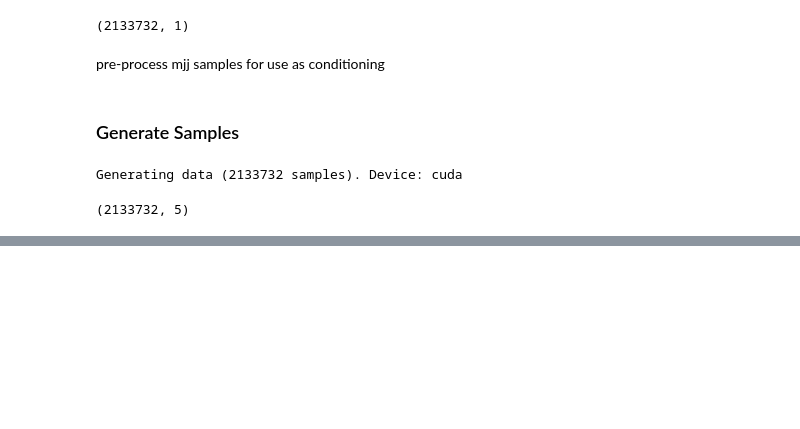
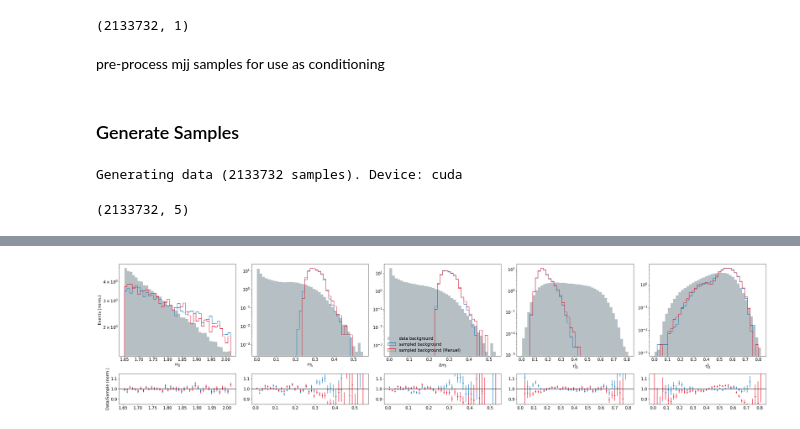
Before and after one commit to ewencedr/particle_fm, a Jupyter notebook: notebooks/40_generative_challenge.ipynb, the cells around one changed output, grey strips where cells are left out. Drawn from its saved outputs; the diff is of its cells as text; code cells hidden in the pictures; blank space fills up the shorter version.

```diff
--- a/notebooks/40_generative_challenge.ipynb
+++ b/notebooks/40_generative_challenge.ipynb
@@ -293,0 +391,56 @@ for i in range(5):
+# %%
+# comparing samples to inner background (idealized sanity check)
+label_map = {
+    "0": r"$m_{jj}$",
+    "1": r"$m_{J_1}$",
+    "2": r"$\Delta m_J$",
+    "3": r"$\tau_{41}^{J_1}$",
+    "4": r"$\tau_{41}^{J_2}$",
+}
+fig, ax = plt.subplots(2, 5, figsize=(35, 8), gridspec_kw={"height_ratios": [3, 1]})
+for i in range(5):
+    hist_data = ax[0,i].hist(innerdata_test[:,i],
+                             bins=40, label="data background",
+                             density=True, histtype="stepfilled")
+    binning = hist_data[1]
+    next(ax[0,i]._get_lines.prop_cycler)
+    hist_samples = ax[0,i].hist(selected_samples[:, i],
+                 bins=binning, label="sampled background",
+                 density=True, histtype="step")
+    hist_samples_comparison = ax[0,i].hist(selected_samples_comparison[:, i],
+                 bins=binning, label="sampled background (Manuel)",
+                 density=True, histtype="step")
+    #data_hist = hist_data[0]
+    #sample_hist = hist_samples[0]
+    data_hist = np.histogram(innerdata_test[:, i],
+                             bins=binning, density=False)[0]
+    sample_hist = np.histogram(samples[:, i],
+                               bins=binning, density=False)[0]
+    sample_hist_comparison = np.histogram(samples_comparison[:, i],
+                               bins=binning, density=False)[0]
+
+    data_scale_factor = np.sum(data_hist) * np.diff(binning)
+    sample_scale_factor = np.sum(sample_hist) * np.diff(binning)
+    sample_scale_factor_comparison = np.sum(sample_hist_comparison) * np.diff(binning)
+    if i == 2:
+        ax[0,i].legend(loc="best", frameon=False)
+    #ax[i].set_ylim(0, plt.gca().get_ylim()[1] * 1.2)
+    ax[0,i].set_xlabel(f"{label_map[str(i)]}")
+    ax[0,i].set_yscale("log")
+    with np.errstate(divide='ignore', invalid='ignore'):
+        ax[1,i].axhline(1., color="black", linestyle="-", alpha=0.8)
+        next(ax[1,i]._get_lines.prop_cycler)
+        next(ax[1,i]._get_lines.prop_cycler)
+        ax[1,i].errorbar(0.5*(binning[:-1] + binning[1:]), data_hist / sample_hist * sample_scale_factor / data_scale_factor, linestyle="none", marker=".", yerr=np.sqrt(data_hist)/sample_hist * sample_scale_factor / data_scale_factor)
+        ax[1,i].errorbar(0.5*(binning[:-1] + binning[1:]), data_hist / sample_hist_comparison * sample_scale_factor_comparison / data_scale_factor, linestyle="none", marker=".", yerr=np.sqrt(data_hist)/sample_hist_comparison * sample_scale_factor_comparison / data_scale_factor)
+
+        ax[1,i].set_ylim(0.85, 1.15)
+        #ax[1,i].set_ylim(0.3, 1.7)
+
+    if i == 0:
+        ax[0,i].set_ylabel("Events (norm.)")
+        ax[1,i].set_ylabel("Data/Sample (norm.)")
+plt.tight_layout()
+plt.show()
+# %% [output]
+[figure, added]
```
Also changed, not shown: parts of 20 cells of this notebook, 3 other files.
